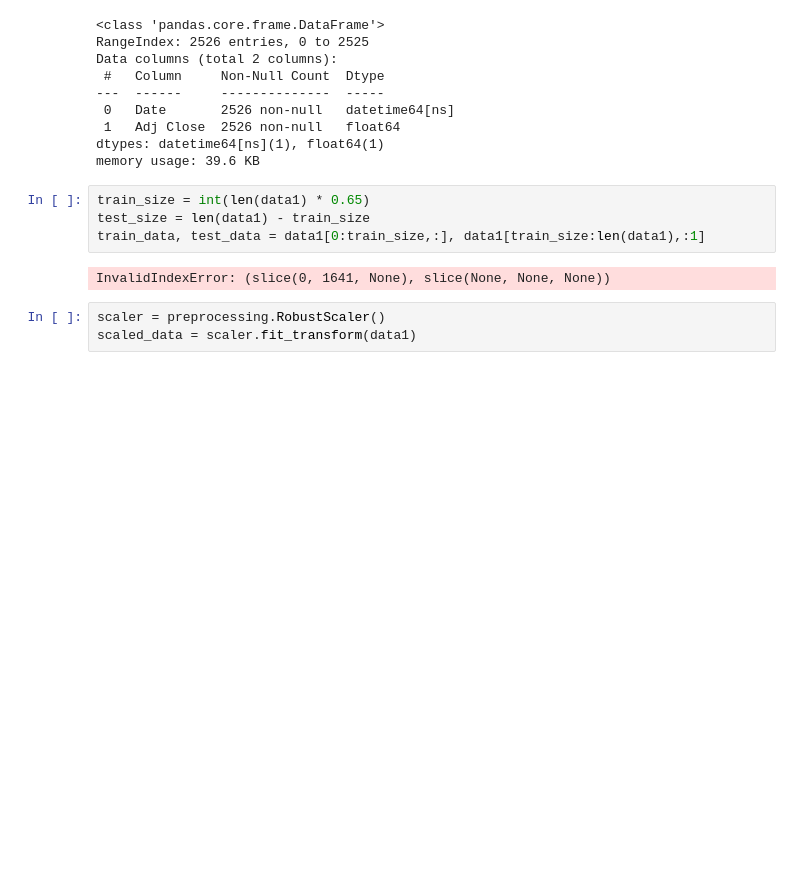
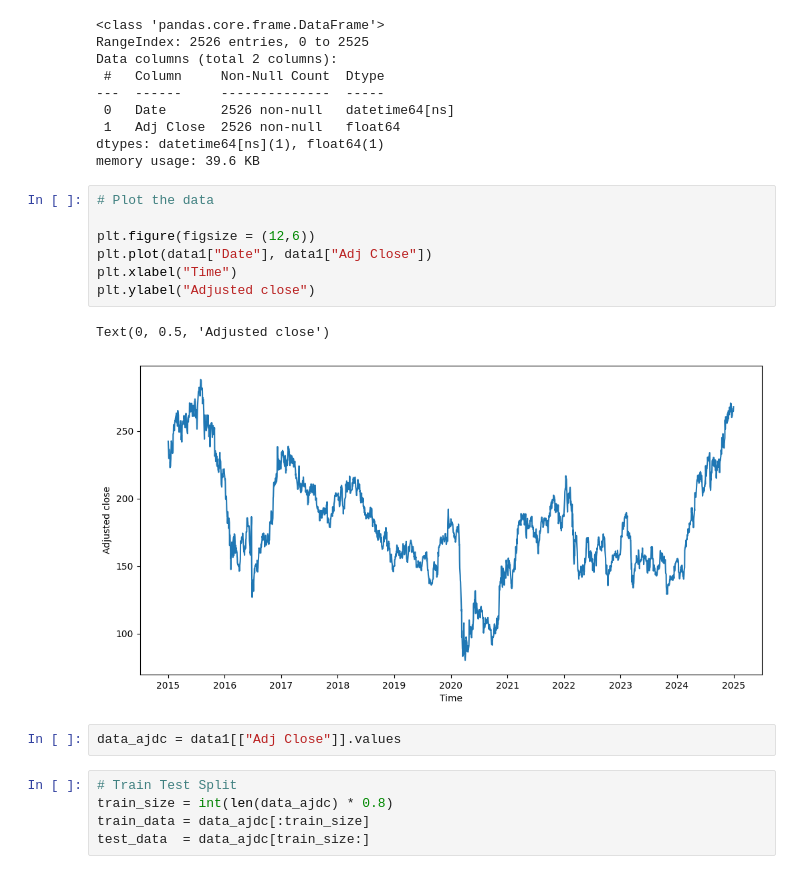
Before and after one commit to San0160/Stocks_Predection, a Jupyter notebook: Stocks.ipynb, the cells around one changed output. Saved outputs shown, nothing was run; the diff lists cells and outputs as text; blank space fills up the shorter version.

```diff
--- a/Stocks.ipynb
+++ b/Stocks.ipynb
@@ -141,12 +172,20 @@ Data columns (total 2 columns):
  1   Adj Close  2526 non-null   float64
 dtypes: datetime64[ns](1), float64(1)
 memory usage: 39.6 KB
-# %%
-train_size = int(len(data1) * 0.65)
-test_size = len(data1) - train_size
-train_data, test_data = data1[0:train_size,:], data1[train_size:len(data1),:1]
-# %% [output]
-InvalidIndexError: (slice(0, 1641, None), slice(None, None, None))
-# %%
-scaler = preprocessing.RobustScaler()
-scaled_data = scaler.fit_transform(data1)
+# %%
+# Plot the data
+
+plt.figure(figsize = (12,6))
+plt.plot(data1["Date"], data1["Adj Close"])
+plt.xlabel("Time")
+plt.ylabel("Adjusted close")
+# %% [output]
+Text(0, 0.5, 'Adjusted close')
+[figure, added]
+# %%
+data_ajdc = data1[["Adj Close"]].values
+# %%
+# Train Test Split
+train_size = int(len(data_ajdc) * 0.8)
+train_data = data_ajdc[:train_size]
+test_data  = data_ajdc[train_size:]
```
Also changed, not shown: parts of 35 cells of this notebook, 5 other files.
